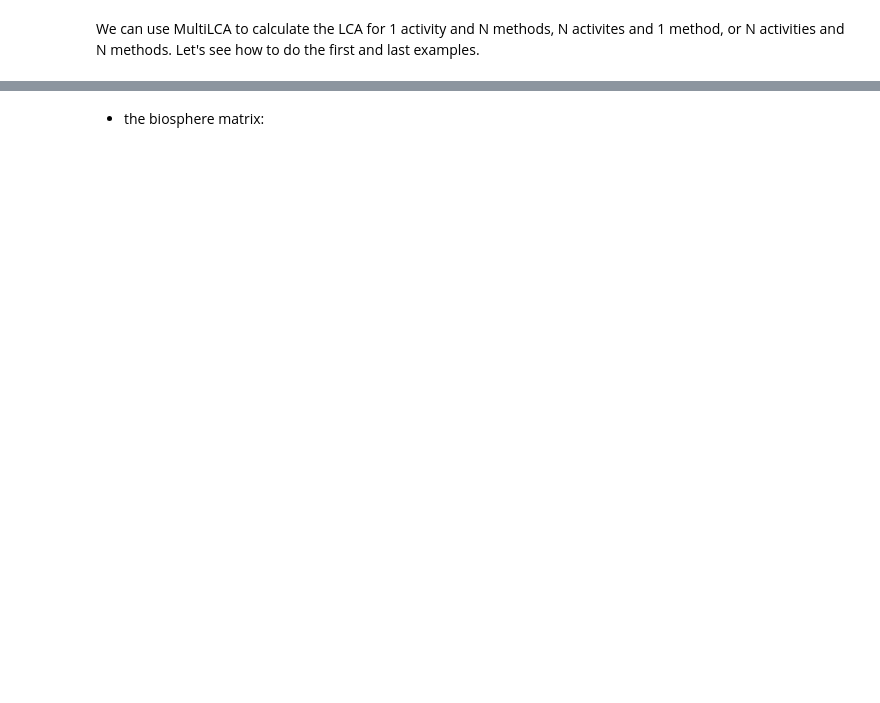
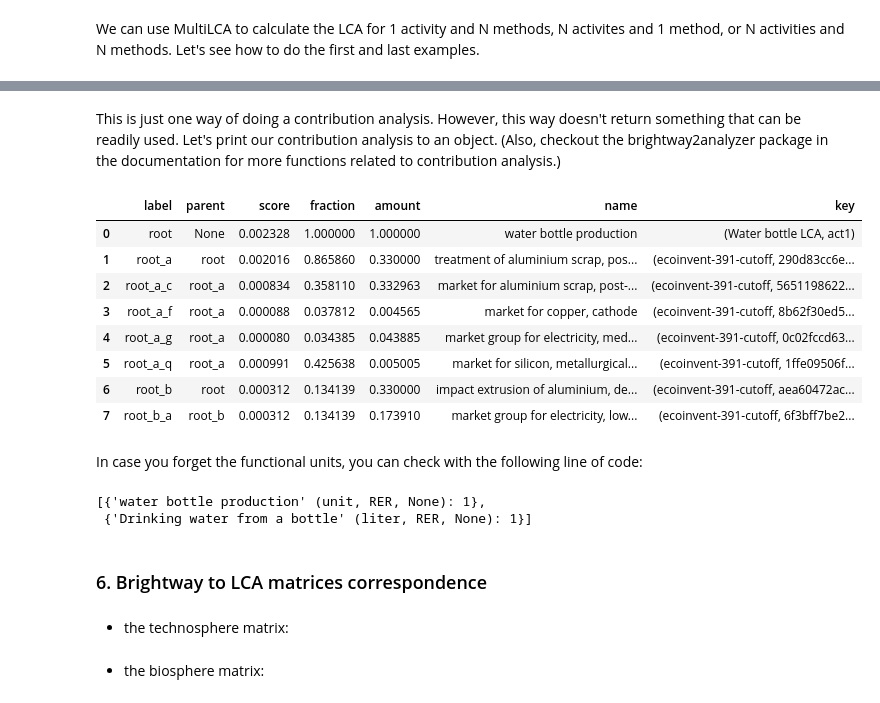
Before and after one commit to alyabolowich/bw25-tuto, a Jupyter notebook: BW25_tutorial_to_publish.ipynb, the cells around one changed output, grey strips where cells are left out. Saved outputs shown, nothing was run; the diff lists cells and outputs as text; code cells hidden in the pictures; blank space fills up the shorter version.

```diff
--- a/BW25_tutorial_to_publish.ipynb
+++ b/BW25_tutorial_to_publish.ipynb
@@ -764,4 +842,0 @@ for act in wb:
-# %%
-bd.calculation_setups['setup'] = {'inv': act, 'ia': ef_methods}
-mlca = bc.MultiLCA('setup')
-mlca.func_units
@@ -916,0 +1012,31 @@ lca.technosphere_matrix
+# %% [markdown]
+This is just one way of doing a contribution analysis. However, this way doesn't return something that can be readily used. Let's print our contribution analysis to an object. (Also, checkout the brightway2analyzer package in the documentation for more functions related to contribution analysis.)
+# %%
+# # Print the contribution analysis to dataframe
+ca = bwa.utils.recursive_calculation_to_object(
+    ("Water bottle LCA", "act1"),
+    ef_methods[2],
+    amount=1,  # How much of the activity? (same as in our FU)
+    max_level=2,  # How many levels deep in the CA do you want to go?
+)
+pd.DataFrame(ca)
+# %% [output]
+|  | label | parent | score | fraction | amount | name | key |
+| 0 | root | None | 0.002328 | 1.000000 | 1.000000 | water bottle production | (Water bottle LCA, act1) |
+| 1 | root_a | root | 0.002016 | 0.865860 | 0.330000 | treatment of aluminium scrap, pos... | (ecoinvent-391-cutoff, 290d83cc6e... |
+| 2 | root_a_c | root_a | 0.000834 | 0.358110 | 0.332963 | market for aluminium scrap, post-... | (ecoinvent-391-cutoff, 5651198622... |
+| 3 | root_a_f | root_a | 0.000088 | 0.037812 | 0.004565 | market for copper, cathode | (ecoinvent-391-cutoff, 8b62f30ed5... |
+| 4 | root_a_g | root_a | 0.000080 | 0.034385 | 0.043885 | market group for electricity, med... | (ecoinvent-391-cutoff, 0c02fccd63... |
+| 5 | root_a_q | root_a | 0.000991 | 0.425638 | 0.005005 | market for silicon, metallurgical... | (ecoinvent-391-cutoff, 1ffe09506f... |
+| 6 | root_b | root | 0.000312 | 0.134139 | 0.330000 | impact extrusion of aluminium, de... | (ecoinvent-391-cutoff, aea60472ac... |
+| 7 | root_b_a | root_b | 0.000312 | 0.134139 | 0.173910 | market group for electricity, low... | (ecoinvent-391-cutoff, 6f3bff7be2... |
+# %% [markdown]
+In case you forget the functional units, you can check with the following line of code:
+# %%
+mlca.func_units
+# %% [output]
+[{'water bottle production' (unit, RER, None): 1},
+ {'Drinking water from a bottle' (liter, RER, None): 1}]
+# %% [markdown]
+<a id='section6'></a>
+### 6. Brightway to LCA matrices correspondence
@@ -917,3 +1050,5 @@ lca.technosphere_matrix
+# %% [markdown]
+- the technosphere matrix:
 # %%
 print(lca.technosphere_matrix)
 # %% [markdown]
```
Also changed, not shown: parts of 423 cells of this notebook.
